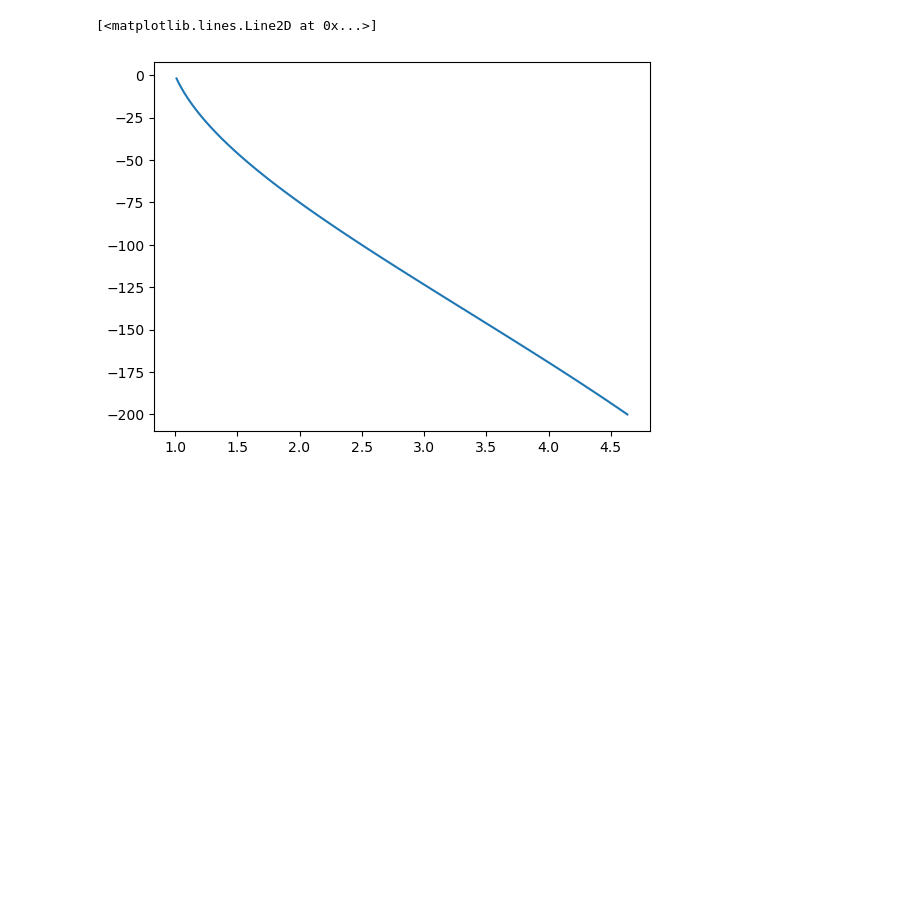
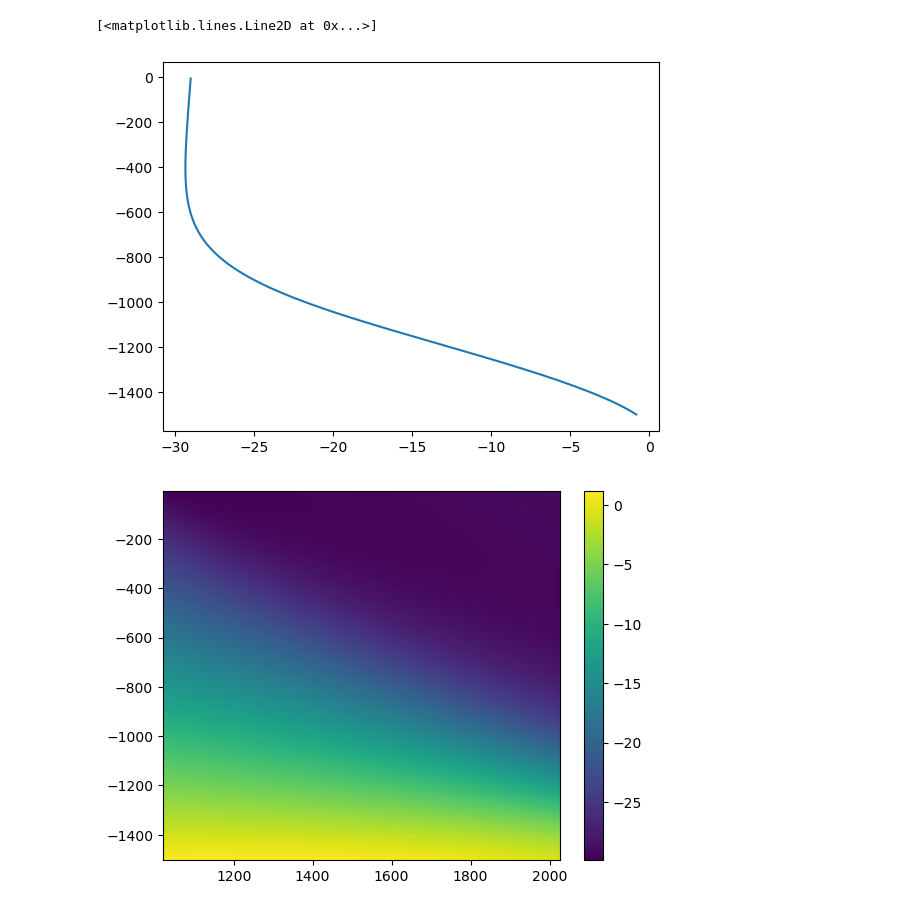
Before and after one commit to johnmorganmanos/heat, a Jupyter notebook: heat_model_testing.ipynb, the cells around one changed output. Saved outputs shown, nothing was run; the diff lists cells and outputs as text; code cells hidden in the pictures; blank space fills up the shorter version.

```diff
--- a/heat_model_testing.ipynb
+++ b/heat_model_testing.ipynb
@@ -4,26 +4,35 @@ import matplotlib.pyplot as plt
 from scipy.signal import detrend
 from heat import heat
 # %%
-tmin = 0
-tmax = 100
+tmin = 1023
+tmax = 2023
 nt = 199
-zmax = 200
-nz = 99
-dTdz = 0.02
+zmax = 1500
+nz = 199
+geoflux = 46e-3
 
-t_surf = np.linspace(0,1,nt)
+t_surf = np.linspace(0,1,nt) + -30
 
 U,t,z = heat(t_surf,
              tmax = tmax,
              tmin = tmin,
              zmax = zmax,
-             dTdz = dTdz,
+             geoflux = geoflux,
              nz = nz,
              nt = nt,
              accumulation = 0)
-# %%
-fig, ax = plt.subplots()
-ax.plot(U[:,-1],-z)
-# %% [output]
-[<matplotlib.lines.Line2D at 0x...>]
-[figure, removed]
+# %%
+fig, ax = plt.subplots()
+ax.plot(U[:,-1],-z)
+
+
+fig, ax = plt.subplots()
+im = ax.pcolormesh(t,z*-1,U)
+fig.colorbar(im, ax=ax)
+
+fig, ax = plt.subplots()
+ax.plot(t, U[0,:])
+# %% [output]
+[<matplotlib.lines.Line2D at 0x...>]
+[figure, added]
+[figure, added]
```
Also changed, not shown: parts of 1 cell of this notebook, 1 other file.
